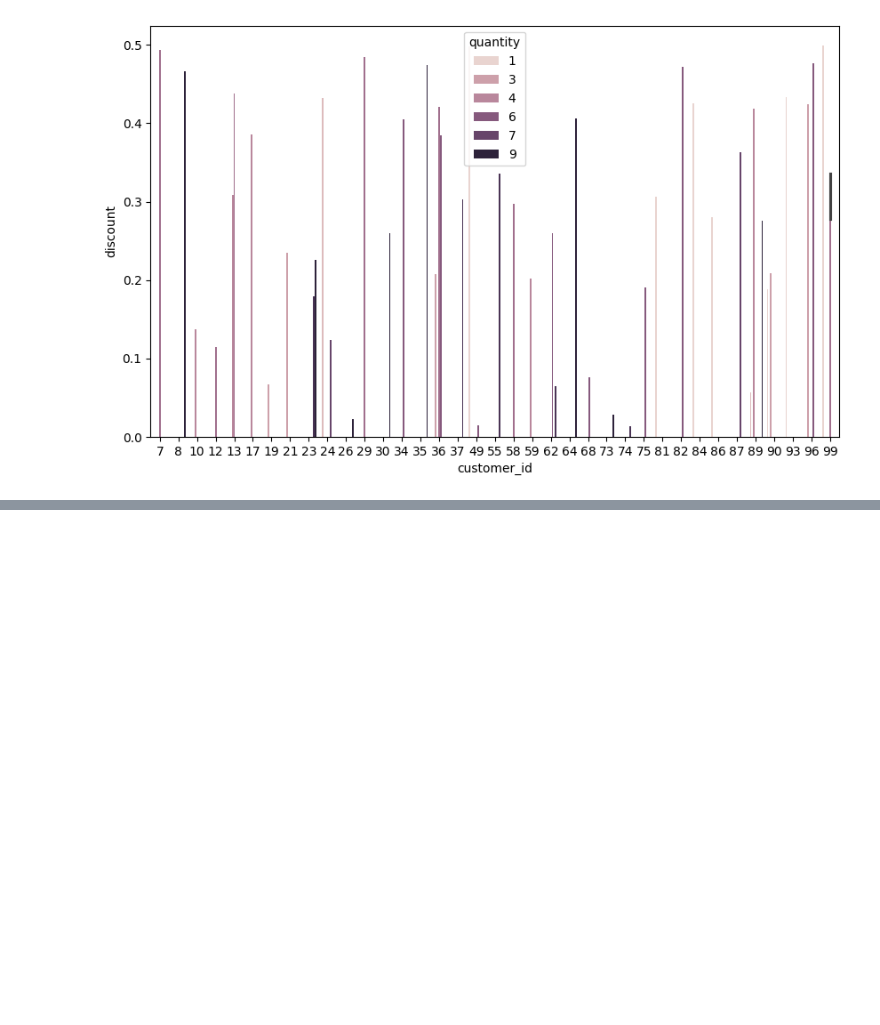
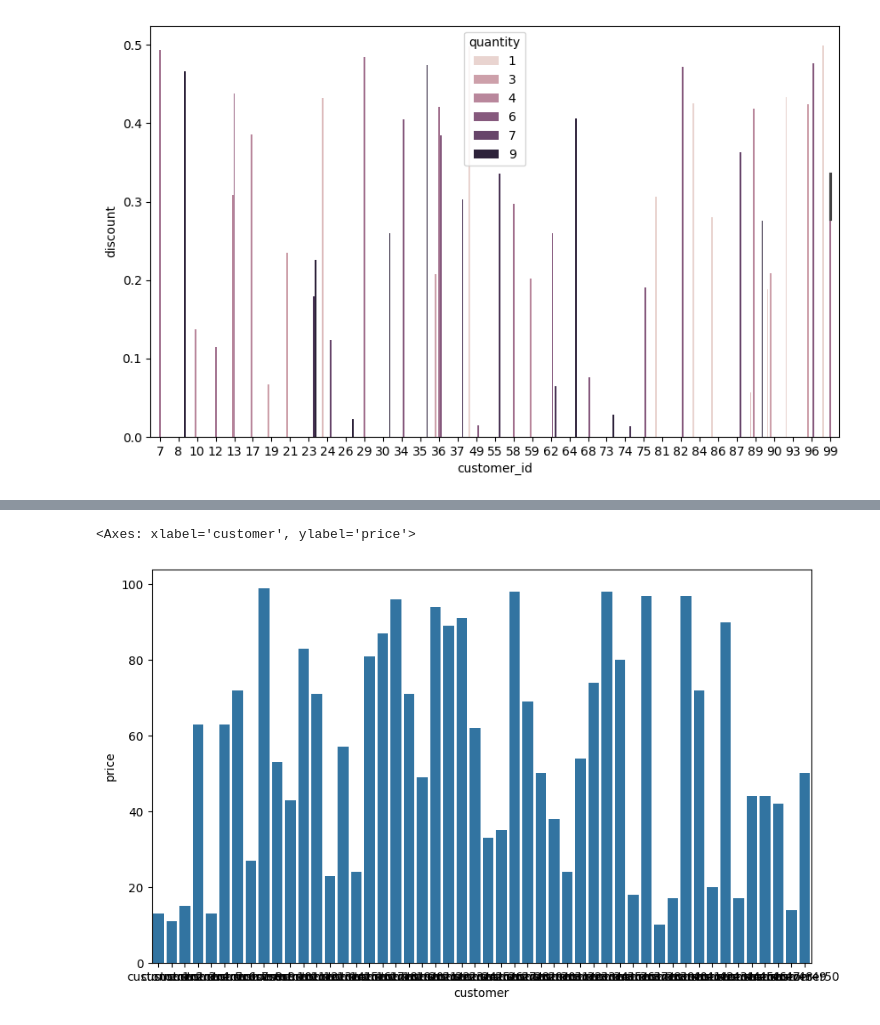
Before and after one commit to mdsamim1992hatia-cell/BMI-CAL, a Jupyter notebook: Untitled235.ipynb, the cells around one changed output, grey strips where cells are left out. Saved outputs shown, nothing was run; the diff lists cells and outputs as text; code cells hidden in the pictures; blank space fills up the shorter version.

```diff
--- a/Untitled235.ipynb
+++ b/Untitled235.ipynb
@@ -134,0 +315,6 @@ sns.barplot(x='customer_id',y='discount',data=df,hue='quantity')
+# %%
+plt.figure(figsize=(10,6))
+sns.barplot(x='customer',y='price',data=df)
+# %% [output]
+<Axes: xlabel='customer', ylabel='price'>
+[figure, added]
```
Also changed, not shown: parts of 12 cells of this notebook.
